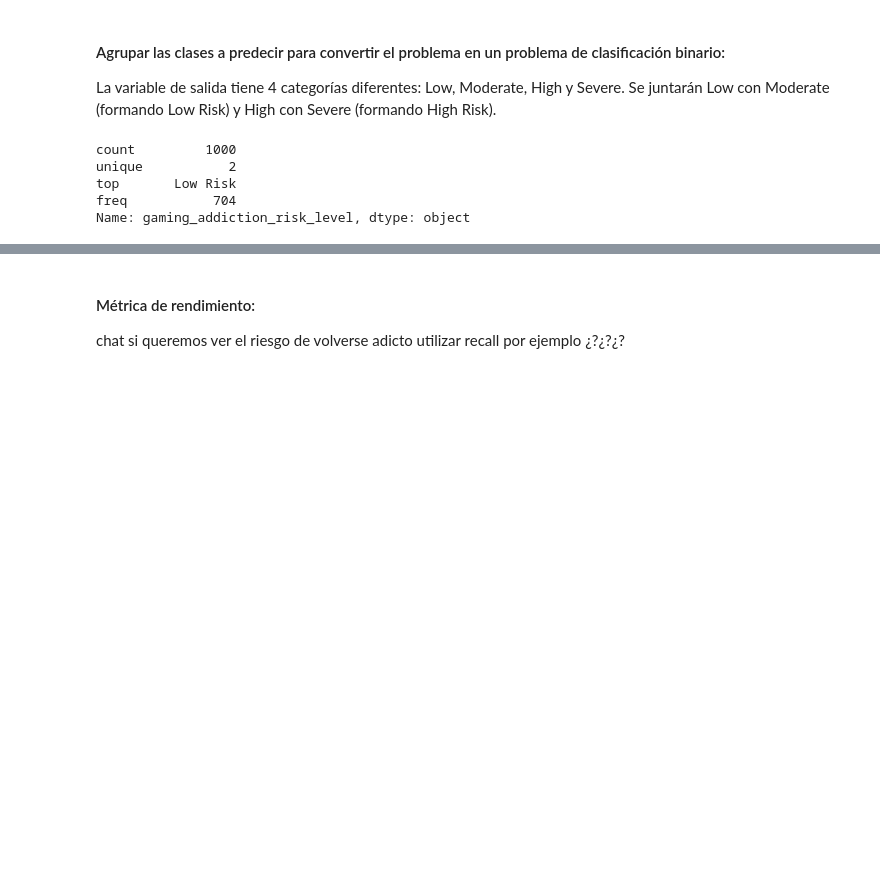
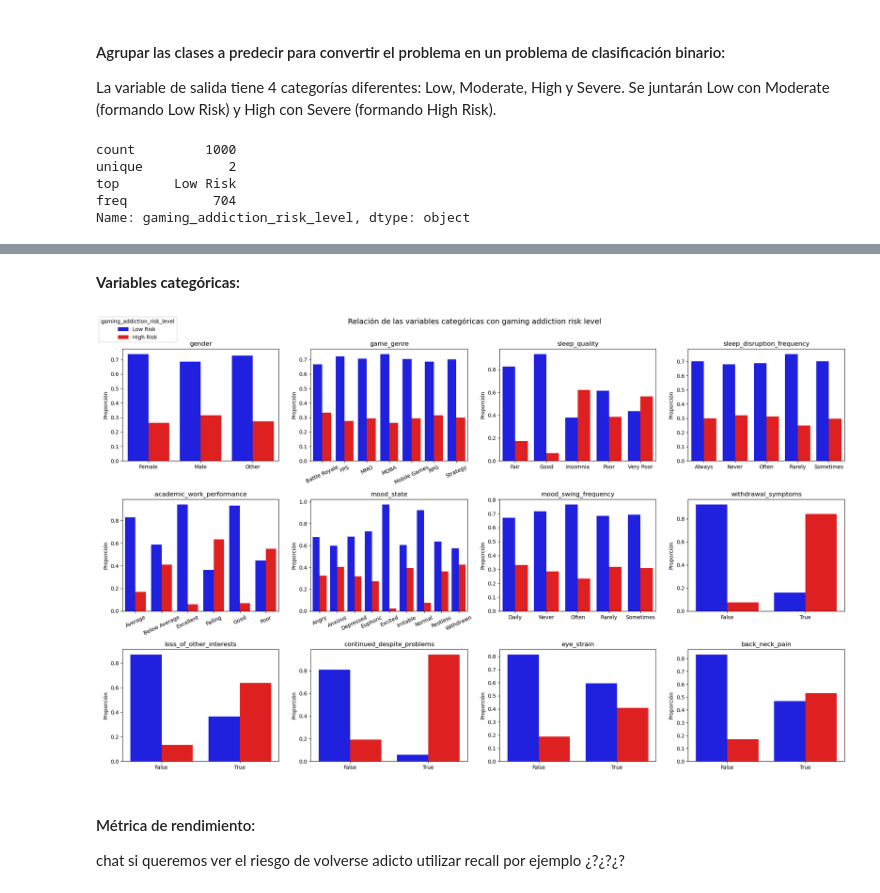
Before and after one commit to Miguelon1708/Trabajo-Mineria, a Jupyter notebook: main.ipynb, the cells around one changed output, grey strips where cells are left out. Saved outputs shown, nothing was run; the diff lists cells and outputs as text; code cells hidden in the pictures; blank space fills up the shorter version.

```diff
--- a/main.ipynb
+++ b/main.ipynb
@@ -93,3 +131,28 @@ Name: gaming_addiction_risk_level, dtype: object
+# %% [markdown]
+**Variables categóricas:**
+# %%
+fig, axes = plt.subplots(3, 4, figsize=(20, 12))
+axes = axes.flatten()
+
+for i, var in enumerate(vars_categoricas):
+    proporcion = (datos_plot.groupby(var)[variable_salida].value_counts(normalize=True).rename('proporcion').reset_index())
+
+    sns.barplot(data=proporcion, x=var, y='proporcion', hue=variable_salida, palette=colores_clases, ax=axes[i], legend=(i==0)) # añadir la leyenda solo en el primer plot
+
+    axes[i].set_title(var)
+    axes[i].set_xlabel('')
+    axes[i].set_ylabel('Proporción')
+    if datos_plot[var].nunique() > 5:
+        axes[i].tick_params(axis='x', rotation=25)
+
+axes[0].get_legend().remove() # borrar la leyenda del primer plot para mostrarla solo en la figura
+
+fig.legend(loc='upper left', title=variable_salida)
+fig.suptitle('Relación de las variables categóricas con gaming addiction risk level', fontsize=14, y=1.01)
+plt.tight_layout()
+plt.show()
+# %% [output]
+[figure, added]
 # %% [markdown]
 #### Métrica de rendimiento:
 
```
Also changed, not shown: parts of 4 cells of this notebook.
